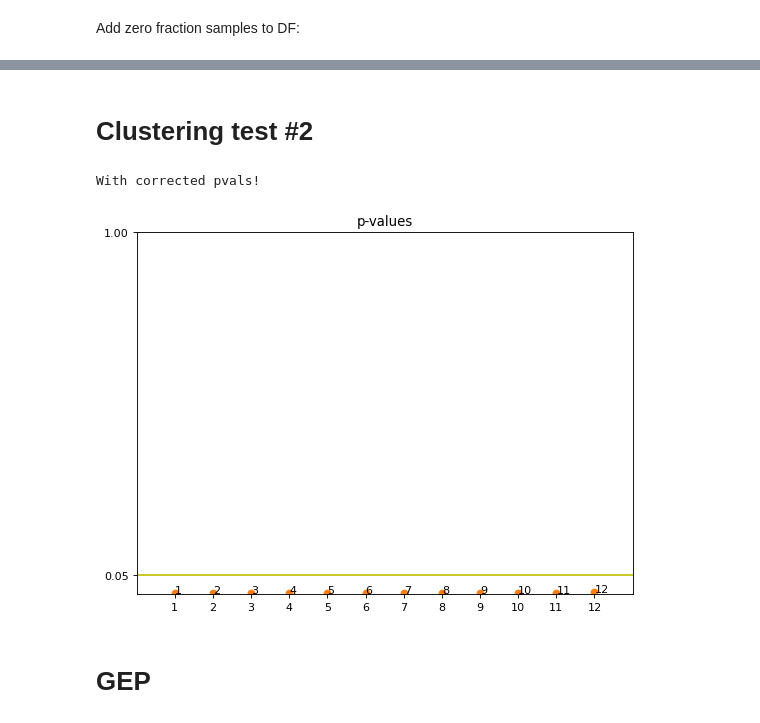
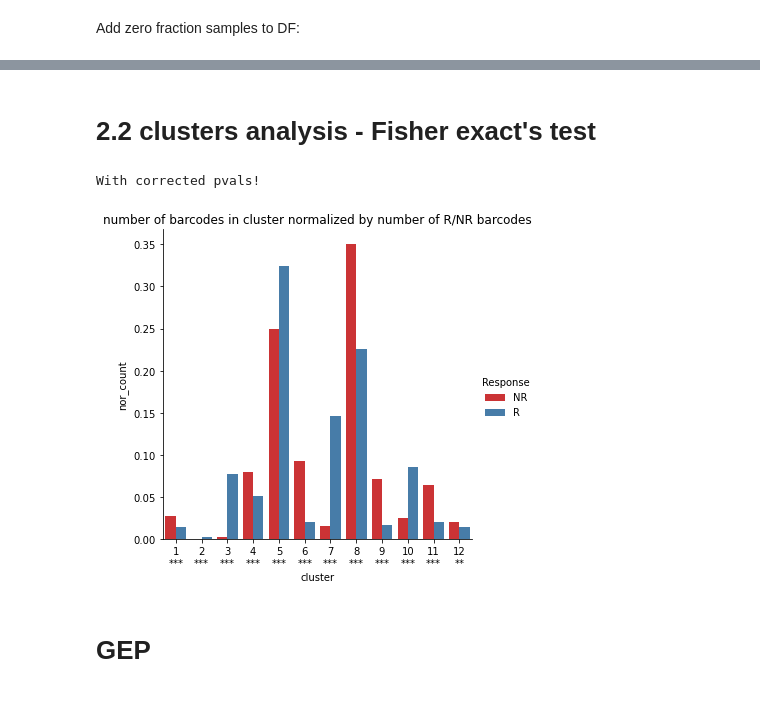
Before and after one commit to ItayShlosberg/classifying-response-to-immunotherapy, a Jupyter notebook: data_analysis/SERVER_NBS/RESPONSE_ANALYSIS/analysis_R_vs_NR.ipynb, the cells around one changed output, grey strips where cells are left out. Drawn from its saved outputs; the diff is of its cells as text; code cells hidden in the pictures.

```diff
--- a/data_analysis/SERVER_NBS/RESPONSE_ANALYSIS/analysis_R_vs_NR.ipynb
+++ b/data_analysis/SERVER_NBS/RESPONSE_ANALYSIS/analysis_R_vs_NR.ipynb
@@ -46,8 +61,13 @@ def print_pvals(pvals, n_groups):
+# %%
+FOLDER_PATH = r'/storage/md_keren/shitay/outputs/response_analysis/cohort_4.11.21/NR_mucosal_vs_R_cutaneous_29.11.21'
+CLINICAL_TABLE_NUM = 2
 # %% [markdown]
 ##### Loads clinical table to get labels - R/NR
 # %%
-melanoma_clinical_data = get_constant_cohort(2) #get_clinical_data(71)#ICI=True, after_biopsy='ICI')
+melanoma_clinical_data = get_constant_cohort(CLINICAL_TABLE_NUM) #get_clinical_data(71)#ICI=True, after_biopsy='ICI')
 res_melanoma_clinical_data = melanoma_clinical_data.set_index('Patient id')
-melanoma_clinical_data.head(15)
+print(f'Num of samples in table is {len(melanoma_clinical_data)}')
+display(melanoma_clinical_data.head(5))
+res_melanoma_clinical_data['response'].value_counts()
 # %% [output]
 Using clinical table in path:
@@ -393,27 +419,32 @@ print_pvals(pvals[:,1], 12)
 # full_sample_fractions_df[full_sample_fractions_df['Cluster']==cluster_idx].sort_values('fraction')#['Response'].tolist()
-# %% [markdown]
-# Clustering test #2
+# %% [markdown]
+# 2.2 clusters analysis - Fisher exact's test
 # %%
-d1 = df.groupby(['Response']).agg(count=('Barcode', 'count')).reset_index()
-d2 = df.groupby(['Cluster', 'Response']).agg(count=('Barcode', 'count')).reset_index()
+n_cells_in_group_df = df.groupby(['Response']).agg(count=('Barcode', 'count')).reset_index()
+n_cells_in_cluster_df = df.groupby(['Cluster', 'Response']).agg(count=('Barcode', 'count')).reset_index()
 pvals = []
 for cluster_idx in sorted(df['Cluster'].unique().tolist()):
-#     print(cluster_idx)
-    A = np.concatenate((d2[(d2.Cluster == cluster_idx) & (d2['Response']=='R')]['count'].values,np.array([0])))[0]
-    a = d1[d1['Response']=='R']['count'].values[0] - A
+    n_cells_g1_in_cluster = np.concatenate((n_cells_in_cluster_df[(n_cells_in_cluster_df.Cluster == cluster_idx) & (n_cells_in_cluster_df['Response']=='R')]['count'].values,np.array([0])))[0]
+    n_cells_g1_not_in_cluster = n_cells_in_group_df[n_cells_in_group_df['Response']=='R']['count'].values[0] - n_cells_g1_in_cluster
 
-    B = np.concatenate((d2[(d2.Cluster == cluster_idx) & (d2['Response']=='NR')]['count'].values,np.array([0])))[0]
-    b = d1[d1['Response']=='NR']['count'].values[0] - B
-    oddsratio, pvalue = stats.fisher_exact([[A, B],[a, b]])
+    n_cells_g2_in_cluster = np.concatenate((n_cells_in_cluster_df[(n_cells_in_cluster_df.Cluster == cluster_idx) & (n_cells_in_cluster_df['Response']=='NR')]['count'].values,np.array([0])))[0]
+    n_cells_g2_not_in_cluster = n_cells_in_group_df[n_cells_in_group_df['Response']=='NR']['count'].values[0] - n_cells_g2_in_cluster
+    oddsratio, pvalue = stats.fisher_exact([[n_cells_g1_in_cluster, n_cells_g2_in_cluster],[n_cells_g1_not_in_cluster, n_cells_g2_not_in_cluster]])
     pvals.append([cluster_idx, pvalue])
 pvals = np.array(pvals)
 
 # Correct pvals
 print('With corrected pvals!')
-pvals[:,1] = multipletests_fdr(pvals[:,1])[1]
+corrected_pvals = np.array([pvals[:,0], multipletests_fdr(pvals[:,1])[1]]).T
 
-print_pvals(pvals[:,1], 12)
-# print(pvals)
+R_nor = R_counts/n_R
+NR_nor = NR_counts/n_NR
+# print('Normalized by number of barcodes in group (R/NR):')
+
+count_df = df.groupby(['Response', 'Cluster']).count().reset_index().rename(columns={'Sample': 'count'}).drop(columns=['Barcode'])
+count_df["nor_count"] = count_df.apply(lambda x: x['count']/n_R if x['Response']=='R' else x['count']/n_NR ,axis=1)
+count_df['cluster'] = count_df['Cluster'].apply(lambda x: get_coorected_label(x, dict(corrected_pvals)))
+ax = sns.catplot(kind="bar", x='cluster', y='nor_count', hue='Response', data=count_df, palette="Set1").set(title='number of barcodes in cluster normalized by number of R/NR barcodes')
 # %% [output]
 With corrected pvals!
-[figure, old version]
+[figure, new version]
```
Also changed, not shown: parts of 46 cells of this notebook, 15 other files.
